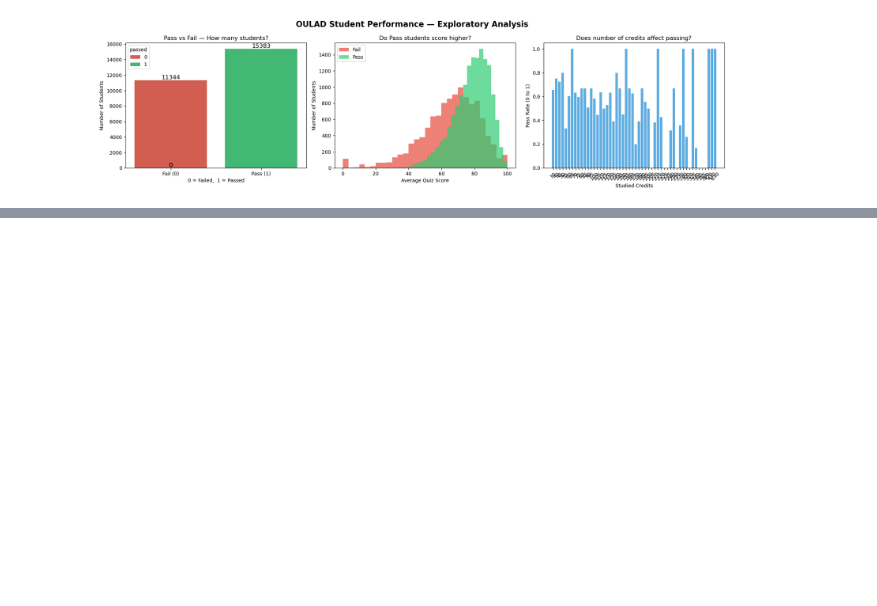
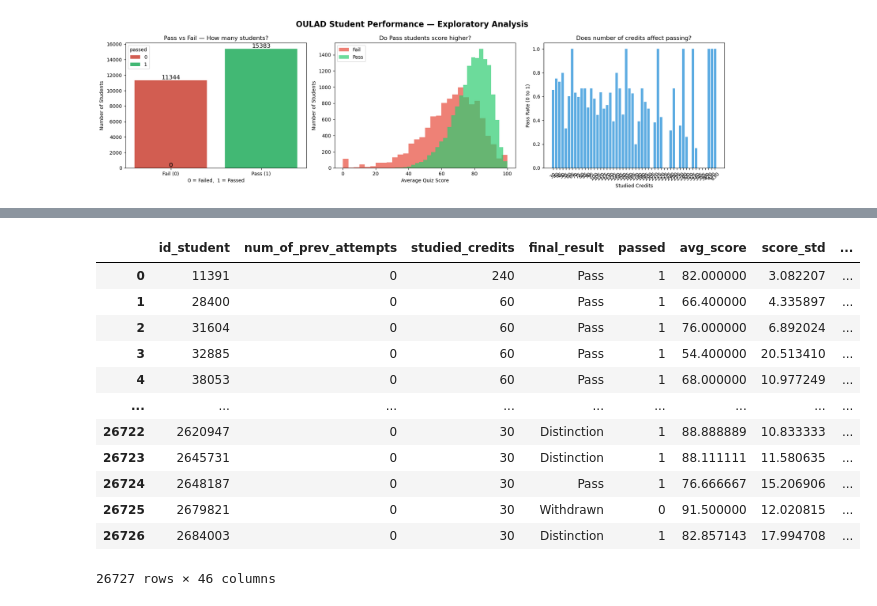
Before and after one commit to bhoamikhona/student-performance-ml, a Jupyter notebook: student-performance-ml.ipynb, the cells around one changed output, grey strips where cells are left out. Saved outputs shown, nothing was run; the diff lists cells and outputs as text; code cells hidden in the pictures; blank space fills up the shorter version.

Commit message:
feature engineering, feature scaling, encoding and splitting train/test datasets

```diff
--- a/student-performance-ml.ipynb
+++ b/student-performance-ml.ipynb
@@ -215,0 +280,7 @@ plt.show()
+# %%
+exclude_cols = ["id_student", "passed", "final_result", "avg_score"]
+
+# finding all the columns that contain text excluding exclude_cols
+categorical_cols = [col for col in df.select_dtypes(include=["object"]).columns if col not in exclude_cols]
+
+categorical_cols
@@ -215,0 +296,20 @@ plt.show()
+# %%
+# get_dummies() actually performs the one-hot encoding
+# drop_first=True removes one duplicate category from each column
+df_encoded = pd.get_dummies(df, columns=categorical_cols, drop_first=True)
+# %%
+df_encoded
+# %% [output]
+|  | id_student | num_of_prev_attempts | studied_credits | final_result | passed | avg_score | score_std | ... |
+| 0 | 11391 | 0 | 240 | Pass | 1 | 82.000000 | 3.082207 | ... |
+| 1 | 28400 | 0 | 60 | Pass | 1 | 66.400000 | 4.335897 | ... |
+| 2 | 31604 | 0 | 60 | Pass | 1 | 76.000000 | 6.892024 | ... |
+| 3 | 32885 | 0 | 60 | Pass | 1 | 54.400000 | 20.513410 | ... |
+| 4 | 38053 | 0 | 60 | Pass | 1 | 68.000000 | 10.977249 | ... |
+| ... | ... | ... | ... | ... | ... | ... | ... | ... |
+| 26722 | 2620947 | 0 | 30 | Distinction | 1 | 88.888889 | 10.833333 | ... |
+| 26723 | 2645731 | 0 | 30 | Distinction | 1 | 88.111111 | 11.580635 | ... |
+| 26724 | 2648187 | 0 | 30 | Pass | 1 | 76.666667 | 15.206906 | ... |
+| 26725 | 2679821 | 0 | 30 | Withdrawn | 0 | 91.500000 | 12.020815 | ... |
+| 26726 | 2684003 | 0 | 30 | Distinction | 1 | 82.857143 | 17.994708 | ... |
+26727 rows × 46 columns
```
Also changed, not shown: parts of 27 cells of this notebook.
